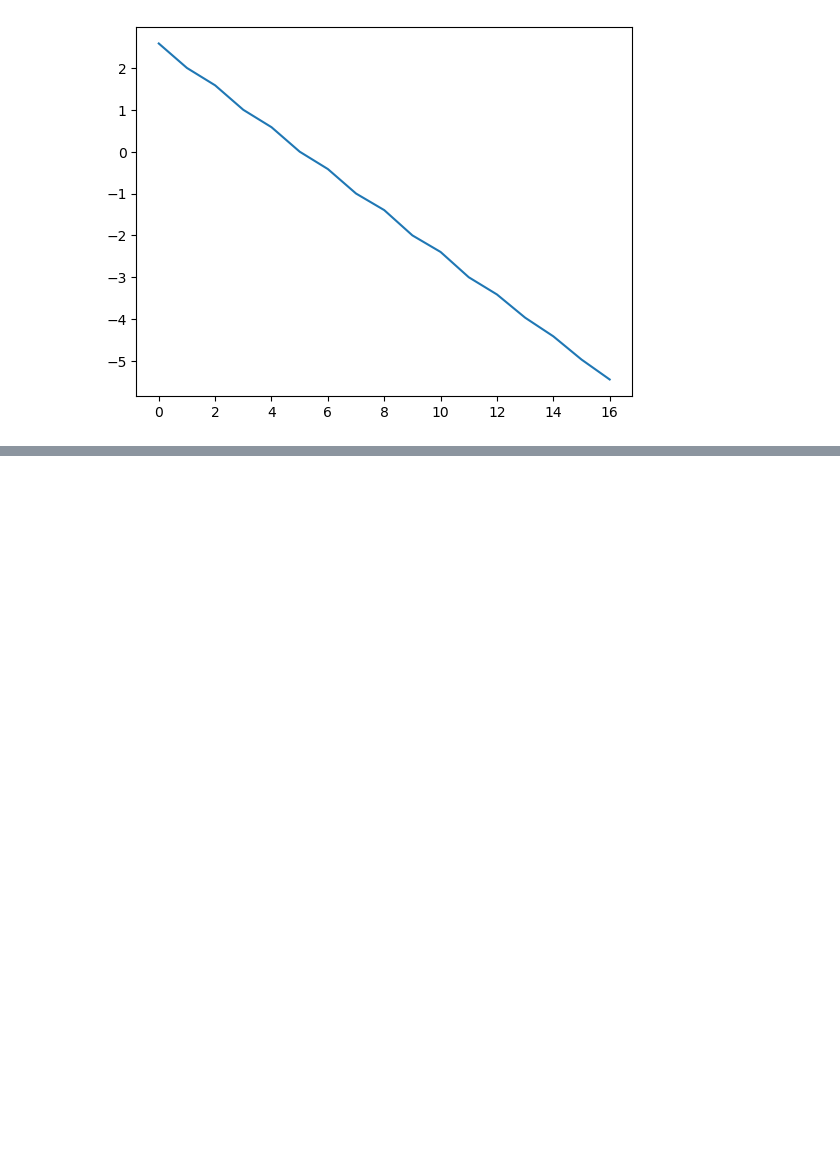
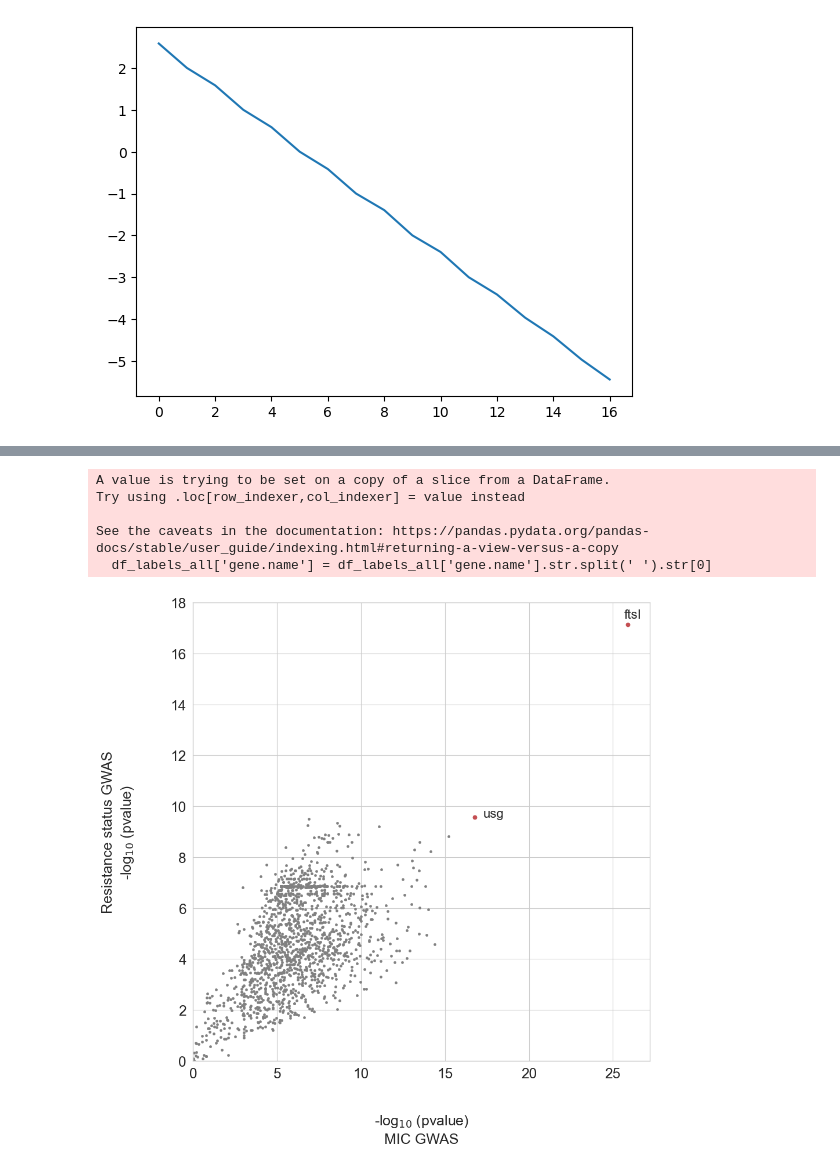
Before and after one commit to lbartels7/hinf, a Jupyter notebook: notebooks/Untitled.ipynb, the cells around one changed output, grey strips where cells are left out. Cells and saved outputs as stored; diff of their text form; code cells hidden in the pictures; blank space fills up the shorter version.

```diff
--- a/notebooks/Untitled.ipynb
+++ b/notebooks/Untitled.ipynb
@@ -897,0 +1193,76 @@ dsds.pipe(filter_minimum_AC, 10)
+# %%
+import seaborn as sns
+import matplotlib.pyplot as plt
+
+sns.set_context('paper', font_scale=2)
+sns.set_style('whitegrid') #  {darkgrid, whitegrid, dark, white, ticks}
+# sns.despine()
+fig, ax = plt.subplots(figsize=(10,10))
+
+fontsize_genes = 'small'
+
+
+sns.scatterplot(data=df_genes_intersect, x='pvalue_linreg_log10', y='pvalue_logreg_log10', s=10, color='grey', edgecolor=None, ax=ax)
+# ax.set(xlabel='-log$_{10}$ (pvalue) \n linear regression', ylabel='-log$_{10}$ (pvalue) \n logistic regression')
+ax.set(xlabel='', ylabel='')
+
+ax.text(0.5, -0.14, "-log$_{10}$ (pvalue)", fontsize=18, ha='center', transform=ax.transAxes)
+ax.text(0.5, -0.18, "MIC GWAS", fontsize=18, ha='center', transform=ax.transAxes)
+
+
+ax.text(-0.2, 0.5, "Resistance status GWAS" , fontsize=18, va='center',  rotation='vertical', transform=ax.transAxes)
+ax.text(-0.16, 0.5, "-log$_{10}$ (pvalue)" , fontsize=18, va='center',  rotation='vertical', transform=ax.transAxes)
+
+ax.set_xlim(0)
+ax.set_ylim(0)
+
+ax.set_yticks([0,2,4,6,8,10,12,14,16,18])
+
+# ax.text(0.05, 0.95, 'C', transform=ax[0].transAxes,
+#             fontsize=16, fontweight='bold', va='top')
+
+
+genes_to_label_all = ['usg CDS'] # 'ftsI CDS'
+df_labels_all = df_genes_intersect[df_genes_intersect['gene.name'].isin(genes_to_label_all)]
+df_labels_all['gene.name'] = df_labels_all['gene.name'].str.split(' ').str[0]
+
+
+for line in range(0, df_labels_all.shape[0]):
+
+    # ax.annotate( df_labels_all['gene.name'][line], (df_labels_all.pvalue_linreg_log10[line]+0.1, df_labels_all.pvalue_logreg_log10[line]),
+    #             xytext=(1.5, 1.5), textcoords='offset points', size='xx-small', arrowprops=dict(facecolor='black', shrink=0.005))
+     ax.text(df_labels_all.pvalue_linreg_log10.iloc[line]+0.5, df_labels_all.pvalue_logreg_log10.iloc[line],
+     df_labels_all['gene.name'].iloc[line], horizontalalignment='left',
+     size=fontsize_genes)#, color='black', weight='semibold')
+     plt.scatter(x=df_labels_all.pvalue_linreg_log10.iloc[line], y=df_labels_all.pvalue_logreg_log10.iloc[line], color='r')
+
+
+dp_ftsI = df_genes_intersect[df_genes_intersect['gene.name'].isin(['ftsI CDS'])]
+
+ax.text(dp_ftsI.pvalue_linreg_log10.iloc[0]+.8, dp_ftsI.pvalue_logreg_log10.iloc[0]+0.25,
+    'ftsI', horizontalalignment='right',
+     size=fontsize_genes)
+
+plt.scatter(x=dp_ftsI.pvalue_linreg_log10.iloc[0], y=dp_ftsI.pvalue_logreg_log10.iloc[0], color='r')
+
+dp_Unchar = df_genes_intersect[df_genes_intersect['gene.name'].isin(['Uncharacterized protein CDS'])]
+
+# ax[0].text(dp_Unchar.pvalue_linreg_log10.iloc[0]+0.5, dp_Unchar.pvalue_logreg_log10.iloc[0],
+#      'Rd_05960', horizontalalignment='left',
+#      size='xx-small')
+
+
+
+
+fig.tight_layout()
+# fig.subplots_adjust(bottom=-0.5)
+plt.show()
+fig.savefig('../test/combined_plot_all.pdf')
+# fig.savefig('../test/combined_plot_nonsym.pdf')
+# %% [output]
+A value is trying to be set on a copy of a slice from a DataFrame.
+Try using .loc[row_indexer,col_indexer] = value instead
+
+See the caveats in the documentation: https://pandas.pydata.org/pandas-docs/stable/user_guide/indexing.html#returning-a-view-versus-a-copy
+  df_labels_all['gene.name'] = df_labels_all['gene.name'].str.split(' ').str[0]
+[figure, added]
```
Also changed, not shown: parts of 52 cells of this notebook, 13 other files.
